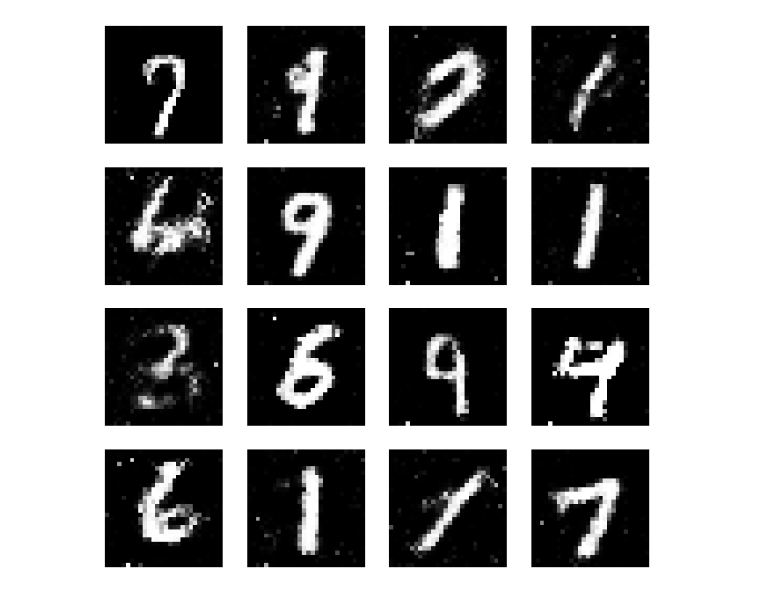
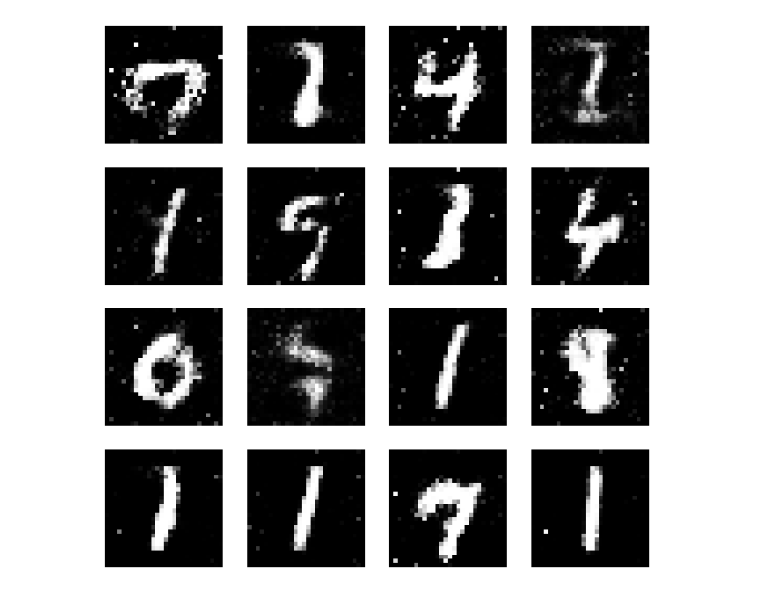
Before and after one commit to rmsouza01/ENEL645-F2024, a Jupyter notebook: Tutorials/GAN_mnist.ipynb, the cells around one changed output. Cells and saved outputs as stored; diff of their text form; code cells hidden in the pictures.

```diff
--- a/Tutorials/GAN_mnist.ipynb
+++ b/Tutorials/GAN_mnist.ipynb
@@ -5,11 +5,14 @@ import torch.optim as optim
 from torchvision import datasets, transforms
 from torch.utils.data import DataLoader
 
+# Check if a GPU is available and use it, otherwise fallback to CPU
+device = torch.device("cuda" if torch.cuda.is_available() else "cpu")
+
 # Hyperparameters
 batch_size = 64
 lr = 0.0002
 z_dim = 100  # Size of the random noise vector
-epochs = 50
+epochs = 150
 
 # Transform for MNIST data
 transform = transforms.Compose([
@@ -61,9 +64,9 @@ class Discriminator(nn.Module):
         validity = self.model(img_flat)
         return validity
 
-# Initialize models
-generator = Generator()
-discriminator = Discriminator()
+# Initialize models and move them to the device (GPU or CPU)
+generator = Generator().to(device)
+discriminator = Discriminator().to(device)
 
 # Loss function
 criterion = nn.BCELoss()
@@ -76,17 +79,20 @@ optimizer_D = optim.Adam(discriminator.parameters(), lr=lr)
 for epoch in range(epochs):
     for i, (imgs, _) in enumerate(train_loader):
 
+        # Move images to the device (GPU or CPU)
+        imgs = imgs.to(device)
+
         # Adversarial ground truths
-        valid = torch.ones(imgs.size(0), 1)
-        fake = torch.zeros(imgs.size(0), 1)
+        valid = torch.ones(imgs.size(0), 1).to(device)
+        fake = torch.zeros(imgs.size(0), 1).to(device)
 
         # ---------------------
         #  Train Generator
         # ---------------------
         optimizer_G.zero_grad()
 
-        # Sample noise as generator input
-        z = torch.randn(imgs.size(0), z_dim)
+        # Sample noise as generator input and move to device
+        z = torch.randn(imgs.size(0), z_dim).to(device)
 
         # Generate a batch of images
         gen_imgs = generator(z)
@@ -134,30 +140,33 @@ for epoch in range(epochs):
 # %%
 import matplotlib.pyplot as plt
 
 # Function to generate and visualize images from the trained generator
 def generate_images(generator, n_images=16):
     # Set the generator to evaluation mode
     generator.eval()
 
-    # Generate random noise as input
-    z = torch.randn(n_images, z_dim)
+    # Generate random noise as input and move to the appropriate device
+    z = torch.randn(n_images, z_dim).to(device)
 
     # Generate images using the generator
     with torch.no_grad():  # No need to compute gradients
         gen_imgs = generator(z)
 
     # Rescale images from [-1, 1] to [0, 1] for display
     gen_imgs = (gen_imgs + 1) / 2.0
 
+    # Move the generated images back to CPU for visualization
+    gen_imgs = gen_imgs.cpu()
+
     # Plot the generated images
     fig, axes = plt.subplots(4, 4, figsize=(8, 8))
     for i, ax in enumerate(axes.flatten()):
-        img = gen_imgs[i].squeeze().cpu().numpy()  # Convert to numpy array and remove channel dimension
+        img = gen_imgs[i].squeeze().numpy()  # Convert to numpy array and remove channel dimension
         ax.imshow(img, cmap='gray')
         ax.axis('off')  # Turn off the axis
     plt.show()
 
 # After training, call this function to generate images
 generate_images(generator)
 # %% [output]
-[figure, old version]
+[figure, new version]
```
Also changed, not shown: parts of 1 cell of this notebook.
